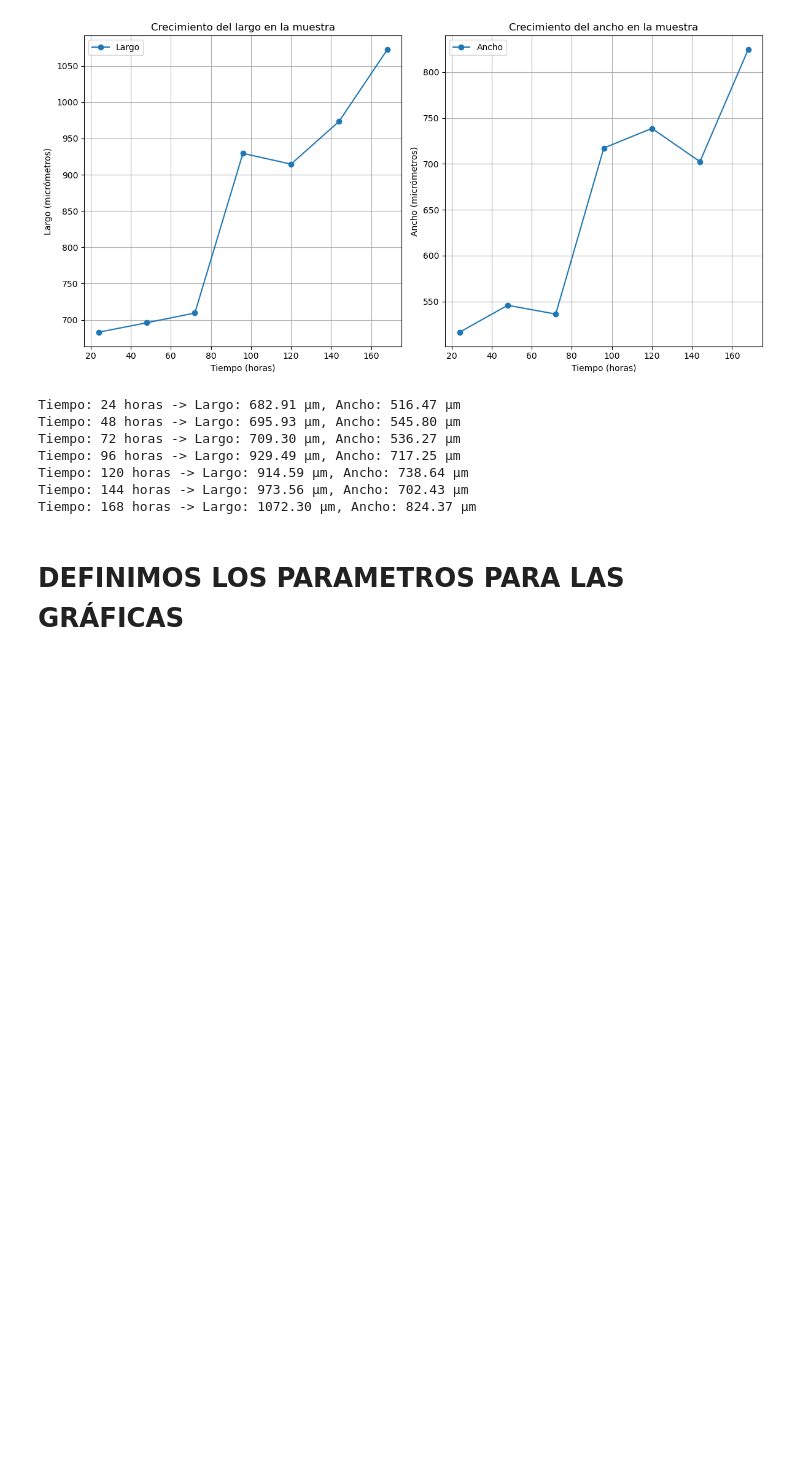
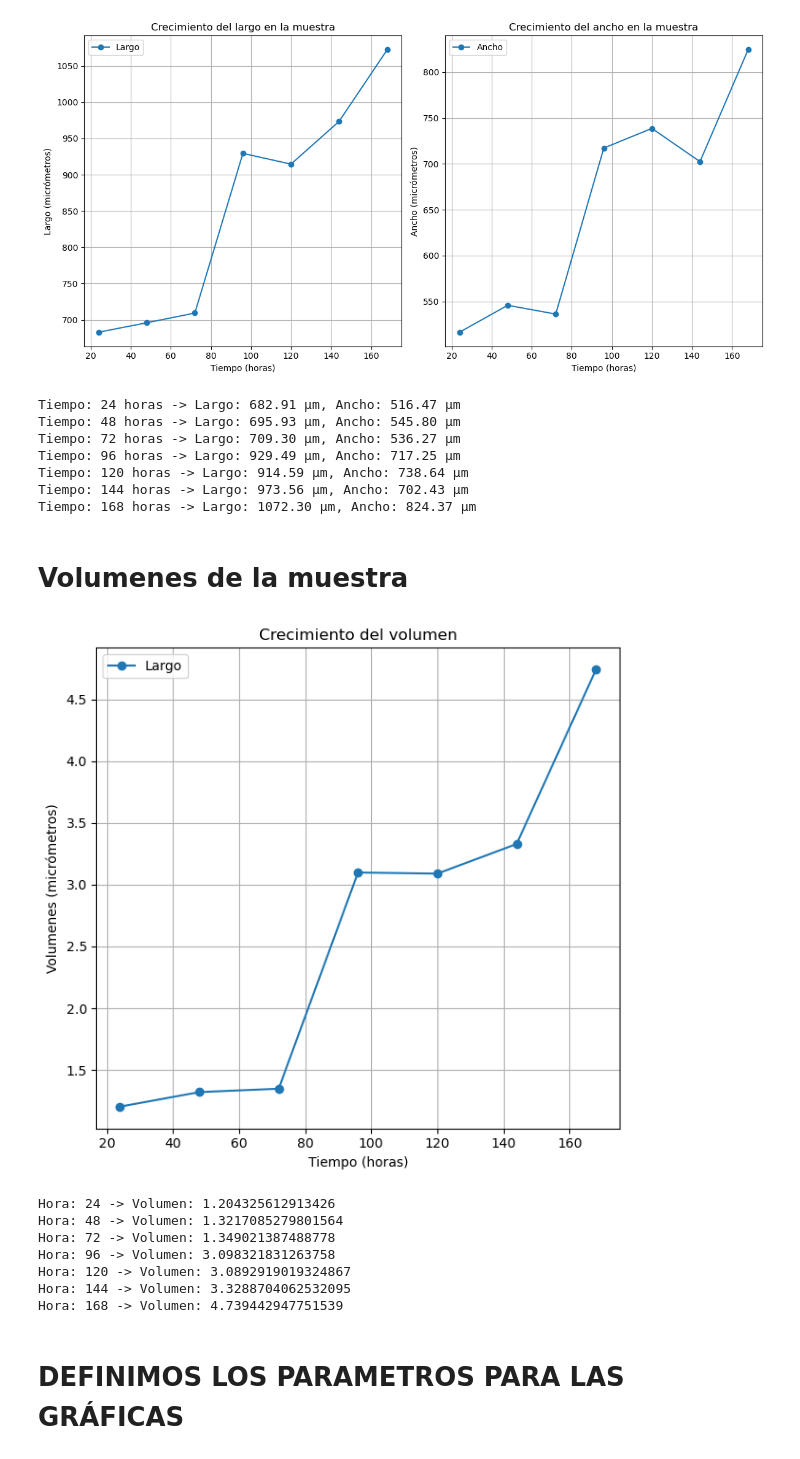
Before and after one commit to AdairPonceuwu/SferoidAnalisis, a Jupyter notebook: Crecimeinto_Esteroides.ipynb, the cells around one changed output. Saved outputs shown, nothing was run; the diff lists cells and outputs as text; code cells hidden in the pictures; blank space fills up the shorter version.

Commit message:
Agregando el volumen de la muestra

```diff
--- a/Crecimeinto_Esteroides.ipynb
+++ b/Crecimeinto_Esteroides.ipynb
@@ -136,6 +136,37 @@ Tiempo: 96 horas -> Largo: 929.49 µm, Ancho: 717.25 µm
 Tiempo: 120 horas -> Largo: 914.59 µm, Ancho: 738.64 µm
 Tiempo: 144 horas -> Largo: 973.56 µm, Ancho: 702.43 µm
 Tiempo: 168 horas -> Largo: 1072.30 µm, Ancho: 824.37 µm
+# %% [markdown]
+# Volumenes de la muestra
+# %%
+volumenes = (0.5*largos*largos*anchos)/100000000
+
+# Graficar los resultados
+plt.figure(figsize=(12, 6))
+
+# Gráfico para largos
+plt.subplot(1, 2, 1)
+plt.plot(tiempos, volumenes, 'o-', label='Largo')
+plt.xlabel('Tiempo (horas)')
+plt.ylabel('Volumenes (micrómetros)')
+plt.title('Crecimiento del volumen')
+plt.legend()
+plt.grid(True)
+
+plt.tight_layout()
+plt.show()
+
+for i,v in enumerate(volumenes):
+    print(f"Hora: {tiempos[i]} -> Volumen: {v}")
+# %% [output]
+[figure, added]
+Hora: 24 -> Volumen: 1.204325612913426
+Hora: 48 -> Volumen: 1.3217085279801564
+Hora: 72 -> Volumen: 1.349021387488778
+Hora: 96 -> Volumen: 3.098321831263758
+Hora: 120 -> Volumen: 3.0892919019324867
+Hora: 144 -> Volumen: 3.3288704062532095
+Hora: 168 -> Volumen: 4.739442947751539
 # %% [markdown]
 # DEFINIMOS LOS PARAMETROS PARA LAS GRÁFICAS
 # %%
```
Also changed, not shown: parts of 1 cell of this notebook.
